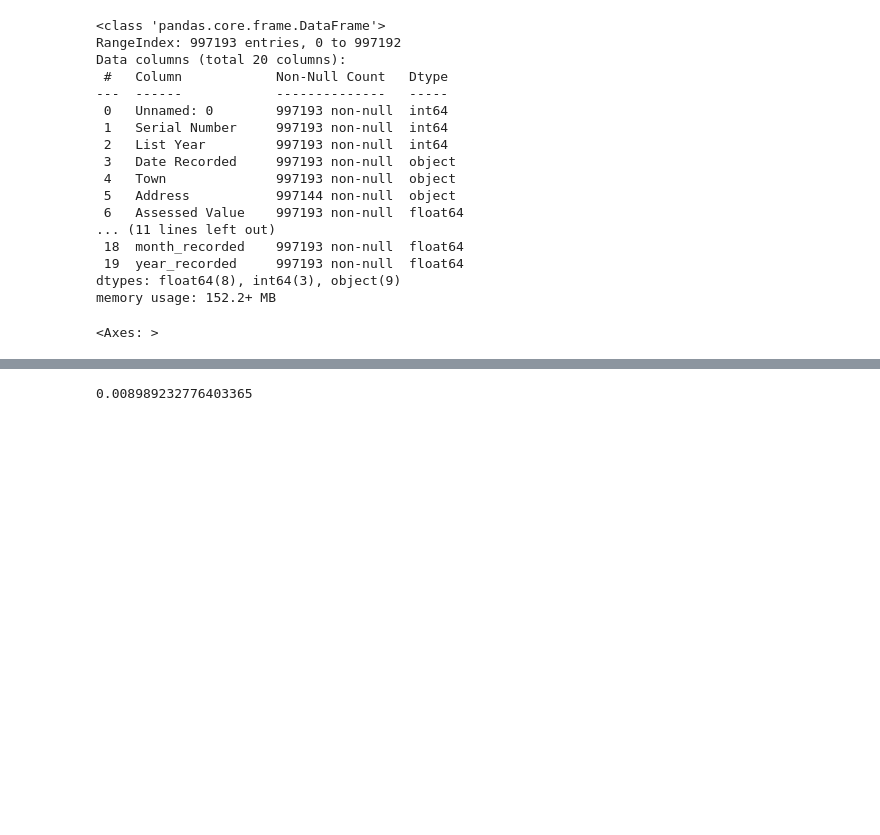
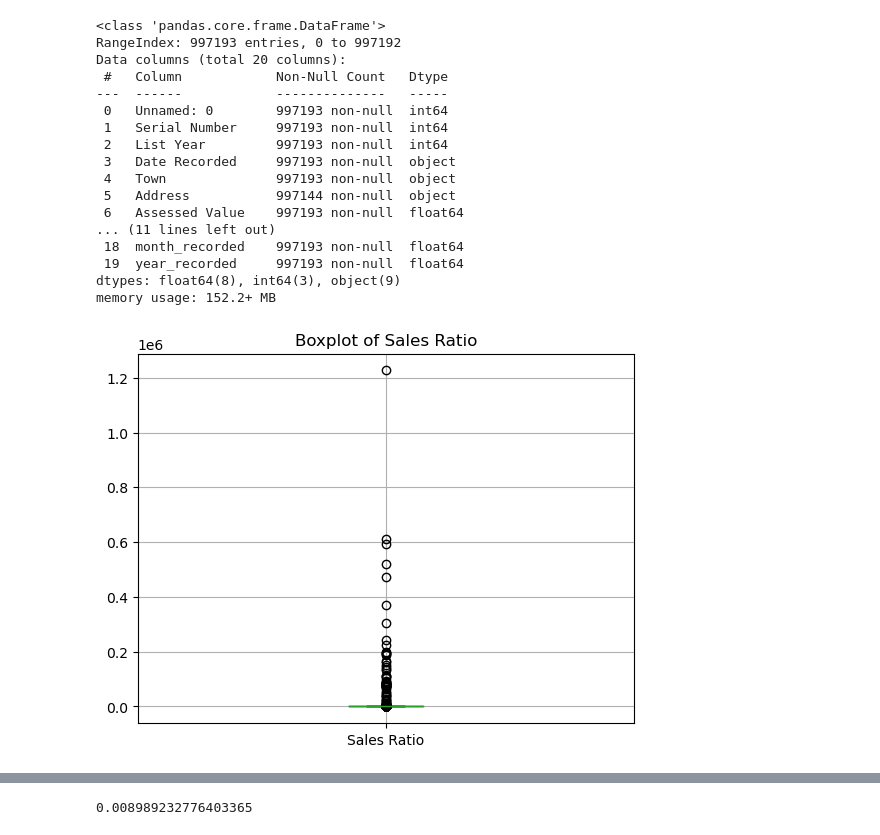
Before and after one commit to haesun-jung/capstone, a Jupyter notebook: EDA/EDA after Cleaning.ipynb, the cells around one changed output, grey strips where cells are left out. Cells and saved outputs as stored; diff of their text form; code cells hidden in the pictures; blank space fills up the shorter version.

```diff
--- a/EDA/EDA after Cleaning.ipynb
+++ b/EDA/EDA after Cleaning.ipynb
@@ -30,9 +30,16 @@ Data columns (total 20 columns):
 dtypes: float64(8), int64(3), object(9)
 memory usage: 152.2+ MB
 # %%
-clean_real_estate.boxplot(column  = "Sales Ratio")
+plt.figure()
+
+# Create the boxplot for the "Sales Ratio" column
+clean_real_estate.boxplot(column="Sales Ratio")
+plt.title("Boxplot of Sales Ratio")
+
+# Display the plot
+plt.show()
 # %% [output]
-<Axes: >
+[figure, added]
 # %%
 x = clean_real_estate["Sales Ratio"]
 plt.figure()
```
Also changed, not shown: parts of 18 cells of this notebook, 4 other files.
